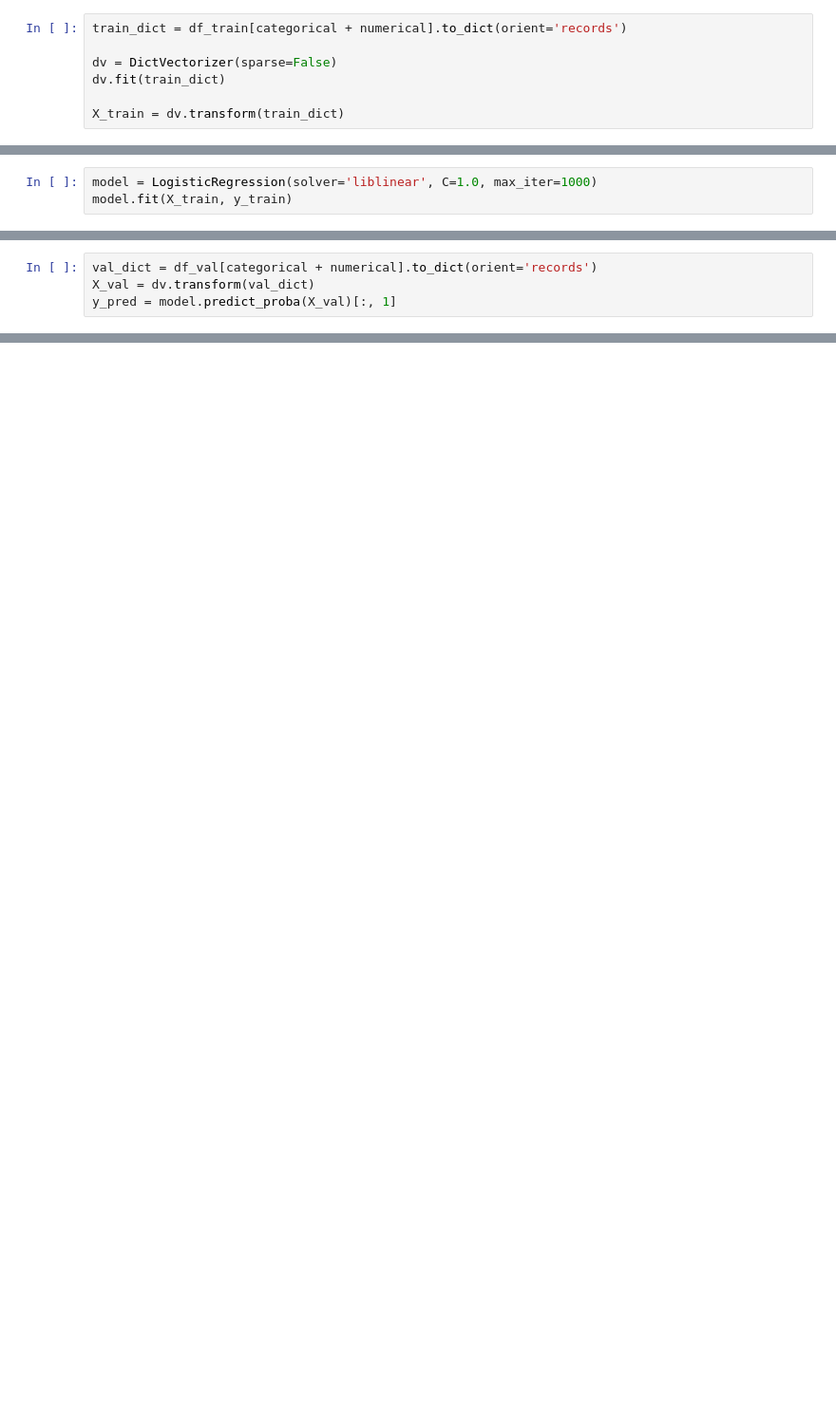
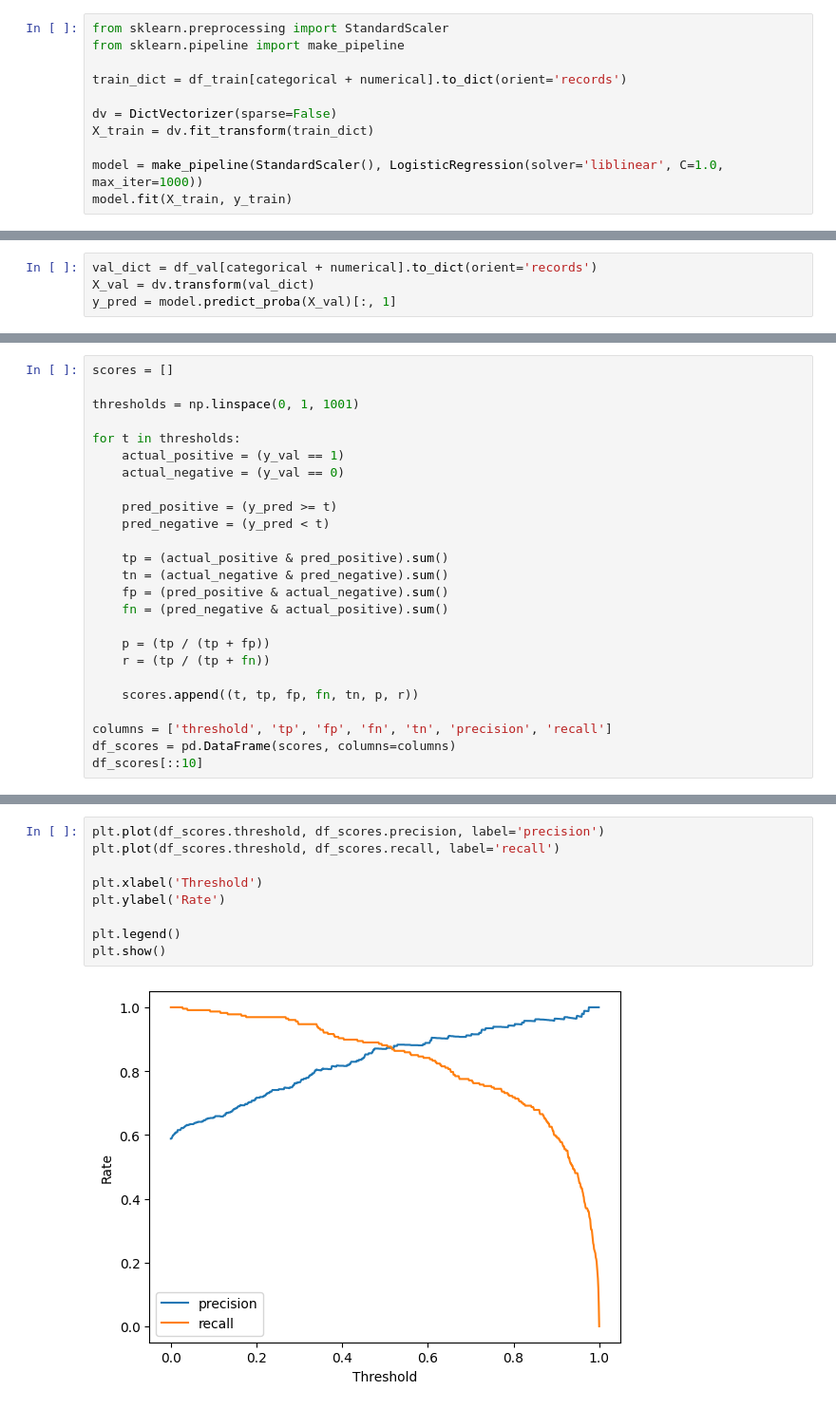
Before and after one commit to Abasi-ifreke/ml-zoomcamp, a Jupyter notebook: 04-evaluation/homework.ipynb, the cells around one changed output, grey strips where cells are left out. Shown: that part at 95% size. Saved outputs shown, nothing was run; the diff lists cells and outputs as text; blank space fills up the shorter version.

```diff
--- a/04-evaluation/homework.ipynb
+++ b/04-evaluation/homework.ipynb
@@ -147,9 +147,13 @@ lead_score: 0.639
 # %% [markdown]
 Question 2: Training the model
 # %%
+from sklearn.preprocessing import StandardScaler
+from sklearn.pipeline import make_pipeline
+
 train_dict = df_train[categorical + numerical].to_dict(orient='records')
 
 dv = DictVectorizer(sparse=False)
-dv.fit(train_dict)
+X_train = dv.fit_transform(train_dict)
 
-X_train = dv.transform(train_dict)
+model = make_pipeline(StandardScaler(), LogisticRegression(solver='liblinear', C=1.0, max_iter=1000))
+model.fit(X_train, y_train)
@@ -156,3 +163,0 @@ X_train = dv.transform(train_dict)
-# %%
-model = LogisticRegression(solver='liblinear', C=1.0, max_iter=1000)
-model.fit(X_train, y_train)
@@ -169,0 +175,25 @@ round(auc, 3)
+# %%
+scores = []
+
+thresholds = np.linspace(0, 1, 1001)
+
+for t in thresholds:
+    actual_positive = (y_val == 1)
+    actual_negative = (y_val == 0)
+
+    pred_positive = (y_pred >= t)
+    pred_negative = (y_pred < t)
+
+    tp = (actual_positive & pred_positive).sum()
+    tn = (actual_negative & pred_negative).sum()
+    fp = (pred_positive & actual_negative).sum()
+    fn = (pred_negative & actual_positive).sum()
+
+    p = (tp / (tp + fp))
+    r = (tp / (tp + fn))
+
+    scores.append((t, tp, fp, fn, tn, p, r))
+
+columns = ['threshold', 'tp', 'fp', 'fn', 'tn', 'precision', 'recall']
+df_scores = pd.DataFrame(scores, columns=columns)
+df_scores[::10]
@@ -169,0 +214,11 @@ round(auc, 3)
+# %%
+plt.plot(df_scores.threshold, df_scores.precision, label='precision')
+plt.plot(df_scores.threshold, df_scores.recall, label='recall')
+
+plt.xlabel('Threshold')
+plt.ylabel('Rate')
+
+plt.legend()
+plt.show()
+# %% [output]
+[figure, added]
```
Also changed, not shown: parts of 17 cells of this notebook, 1 other file.
